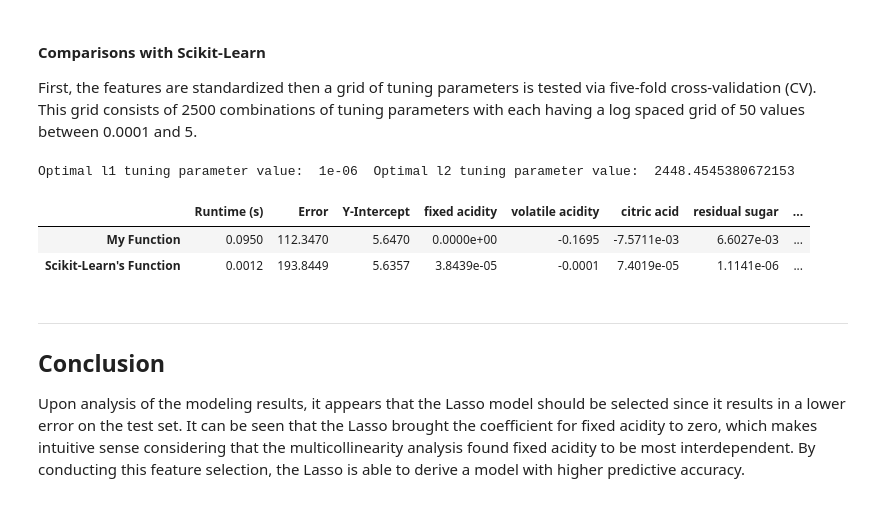
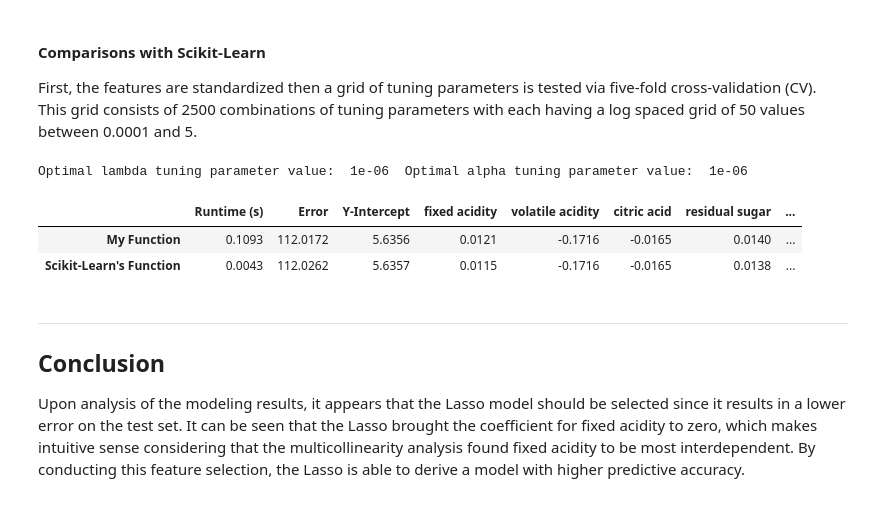
Before and after one commit to wyattowalsh/regularized-linear-regression-deep-dive, a Jupyter notebook: nb.ipynb, the cells around one changed output. Drawn from its saved outputs; the diff is of its cells as text; code cells hidden in the pictures.

```diff
--- a/nb.ipynb
+++ b/nb.ipynb
@@ -410,15 +412,15 @@ First, the features are standardized then a grid of tuning parameters is tested
 # %%
 elastic_net_cv = cv.elastic_net(X_train, y_train, num_lambdas=50, k=5)
 tuning_params_elastic_net = elastic_net_cv[-1]
-print("Optimal l1 tuning parameter value: ", tuning_params_elastic_net[0], \
-      " Optimal l2 tuning parameter value: ", tuning_params_elastic_net[1])
-utils.compare_elastic_net(X_train, y_train, test_vals, \
-              features=list(train.columns[0:-1]), l1=tuning_params_elastic_net[0], l2=tuning_params_elastic_net[1])
+print("Optimal lambda tuning parameter value: ", tuning_params_elastic_net[0], \
+      " Optimal alpha tuning parameter value: ", tuning_params_elastic_net[1])
+utils.compare(X_train, y_train, test_vals, features=list(train.columns[0:-1]), \
+              model=lr.elastic_net, l1=tuning_params_elastic_net[0], l2=tuning_params_elastic_net[1])
 # %% [output]
-Optimal l1 tuning parameter value:  1e-06  Optimal l2 tuning parameter value:  2448.4545380672153
+Optimal lambda tuning parameter value:  1e-06  Optimal alpha tuning parameter value:  1e-06
 |  | Runtime (s) | Error | Y-Intercept | fixed acidity | volatile acidity | citric acid | residual sugar | ... |
-| My Function | 0.0950 | 112.3470 | 5.6470 | 0.0000e+00 | -0.1695 | -7.5711e-03 | 6.6027e-03 | ... |
-| Scikit-Learn's Function | 0.0012 | 193.8449 | 5.6357 | 3.8439e-05 | -0.0001 | 7.4019e-05 | 1.1141e-06 | ... |
+| My Function | 0.1093 | 112.0172 | 5.6356 | 0.0121 | -0.1716 | -0.0165 | 0.0140 | ... |
+| Scikit-Learn's Function | 0.0043 | 112.0262 | 5.6357 | 0.0115 | -0.1716 | -0.0165 | 0.0138 | ... |
 # %% [markdown]
 ---
 
```
Also changed, not shown: parts of 12 cells of this notebook, 4 other files.
